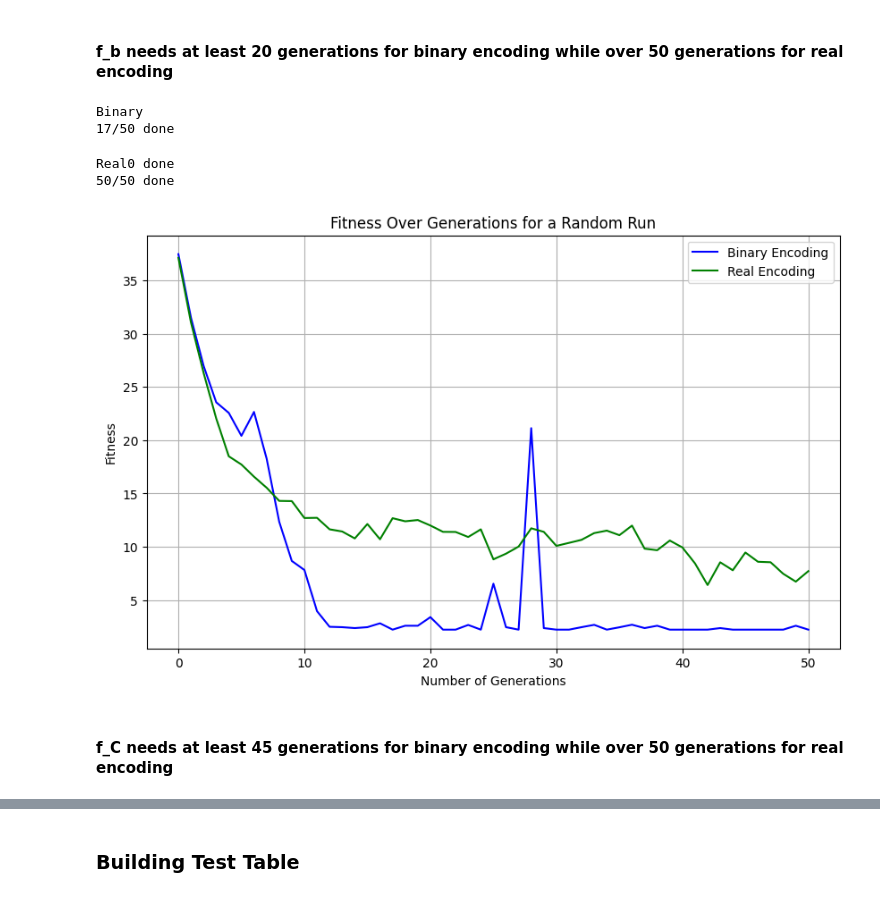
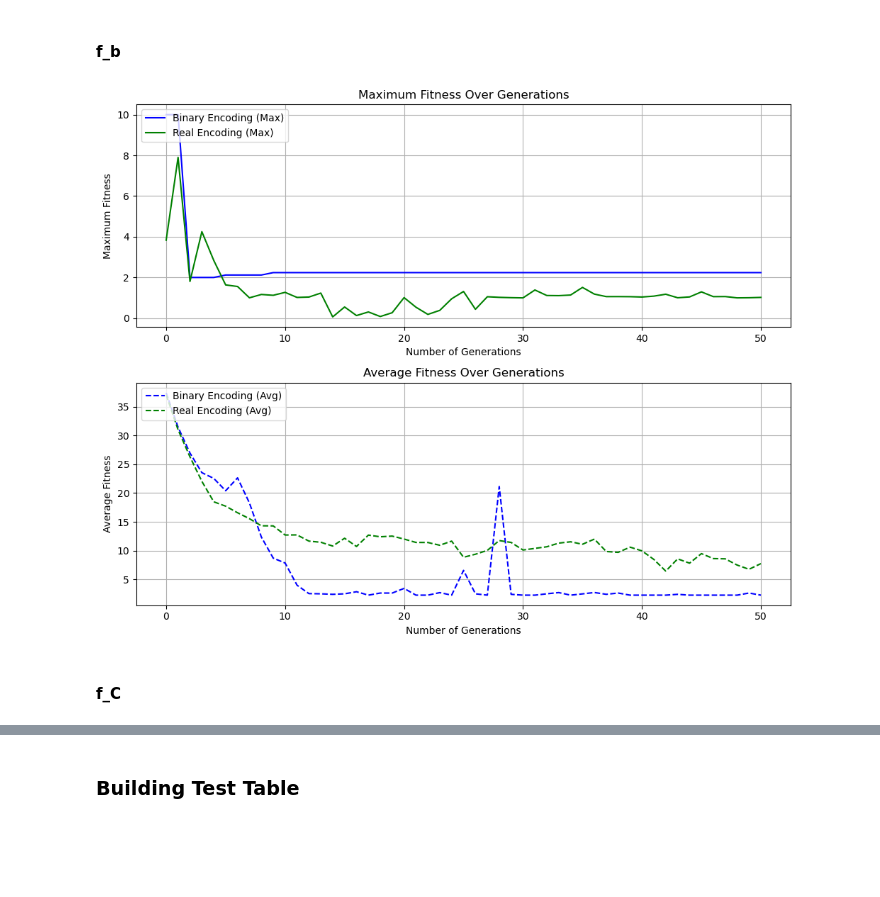
Before and after one commit to LosPadrinosMemens/HW2_Evolutionary_Computation, a Jupyter notebook: main.ipynb, the cells around one changed output, grey strips where cells are left out. Cells and saved outputs as stored; diff of their text form; code cells hidden in the pictures; blank space fills up the shorter version.

Commit message:
All done

```diff
--- a/main.ipynb
+++ b/main.ipynb
@@ -53,51 +42,39 @@ Real0 done
-# %% [markdown]
-#### f_b needs at least 20 generations for binary encoding while over 50 generations for real encoding
+# %% [markdown]
+#### f_b
 # %%
-print('Binary')
-avg_bin, std_bin, max_bin = ga_solve(100, f_B, [(-5.12, 5.12),(-5.12, 5.12)], n = 2, binary = True, minimization = True,
-                                    n_generations = 50,pc=0.9, precision_digits=4)
-print('Real')
-avg_real, std_real, max_real = ga_solve(100, f_B, [(-5.12, 5.12),(-5.12, 5.12)], n = 2, binary = False, minimization = True,
-                                    n_generations = 50,pc=0.9, precision_digits=4)
-
-data = {
-    'avg_bin': avg_bin,
-    'std_bin': std_bin,
-    'max_bin': max_bin,
-    'avg_real': avg_real,
-    'std_real': std_real,
-    'max_real': max_real
-}
-
-with open('pickles/ga_fb_results.pkl', 'wb') as f:
-    pickle.dump(data, f)
+#print('Binary')
+#avg_bin, std_bin, max_bin = ga_solve(100, f_B, [(-5.12, 5.12),(-5.12, 5.12)], n = 2, binary = True, minimization = True,
+#                                    n_generations = 50,pc=0.9, precision_digits=4)
+#print('Real')
+#avg_real, std_real, max_real = ga_solve(100, f_B, [(-5.12, 5.12),(-5.12, 5.12)], n = 2, binary = False, minimization = True,
+#                                    n_generations = 50,pc=0.9, precision_digits=4)
+#
+#data = {
+#    'avg_bin': avg_bin,
+#    'std_bin': std_bin,
+#    'max_bin': max_bin,
+#    'avg_real': avg_real,
+#    'std_real': std_real,
+#    'max_real': max_real
+#}
+#
+#with open('pickles/ga_fb_results.pkl', 'wb') as f:
+#    pickle.dump(data, f)
 
 with open('pickles/ga_fb_results.pkl', 'rb') as f:
     data = pickle.load(f)
 
 # Retrieve the variables
 avg_bin = data['avg_bin']
 std_bin = data['std_bin']
 max_bin = data['max_bin']
 avg_real = data['avg_real']
 std_real = data['std_real']
 max_real = data['max_real']
 
-plt.figure(figsize=(10, 6))
-plt.plot(avg_bin, label='Binary Encoding', color='blue', linestyle='-')
-plt.plot(avg_real, label='Real Encoding', color='green', linestyle='-')
-plt.xlabel('Number of Generations')
-plt.ylabel('Fitness')
-plt.title('Fitness Over Generations for a Random Run')
-plt.legend()
-plt.grid(True)
-plt.show()
+plot_convergence(max_bin,max_real,avg_bin,avg_real)
 # %% [output]
-Binary
-17/50 done
-Real0 done
-50/50 done
-[figure, old version]
+[figure, new version]
-# %% [markdown]
-#### f_C needs at least 45 generations for binary encoding while over 50 generations for real encoding
+# %% [markdown]
+#### f_C
 # %%
```
Also changed, not shown: parts of 46 cells of this notebook, 2 other files.
